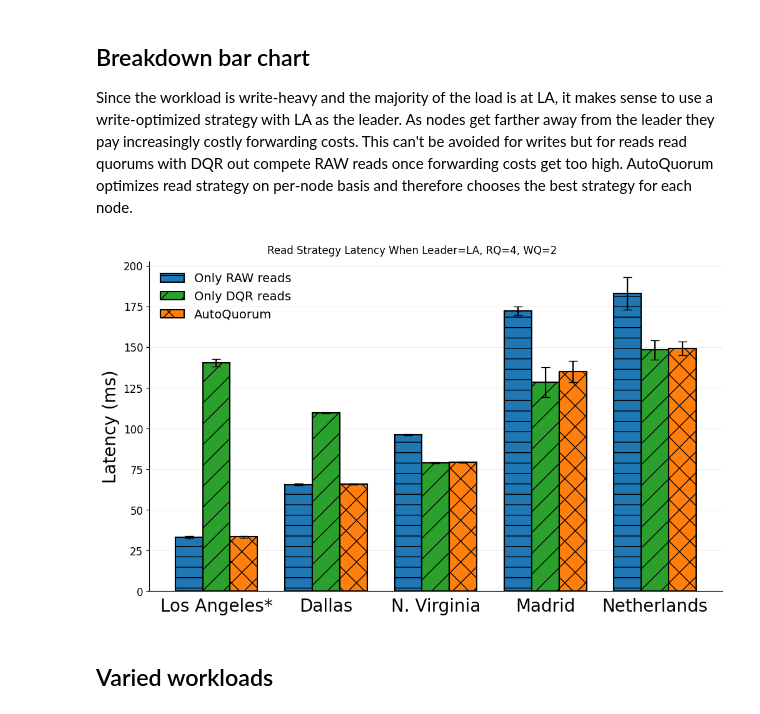
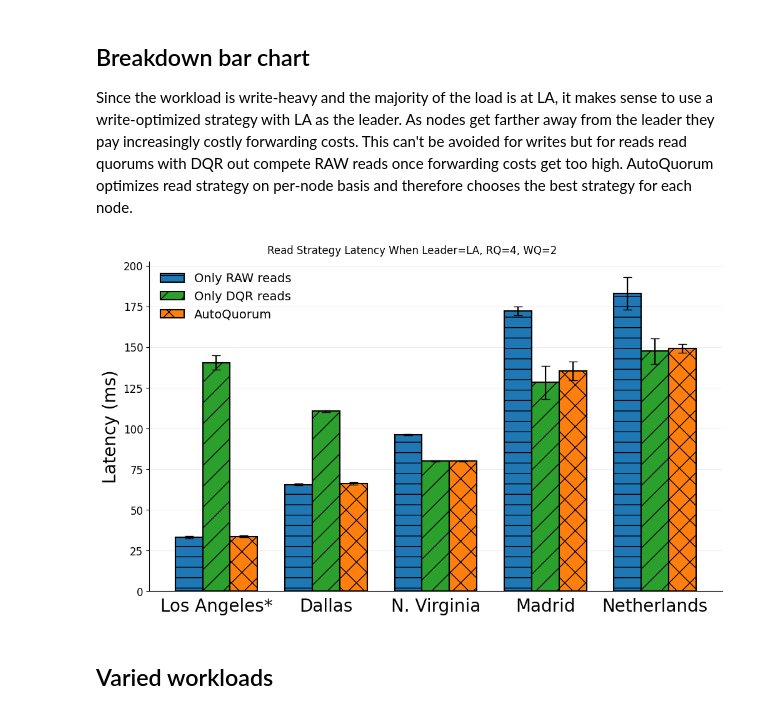
Before and after one commit to kevin-harrison/auto-quorum, a Jupyter notebook: benchmarks/graph_experiments.ipynb, the cells around one changed output. Saved outputs shown, nothing was run; the diff lists cells and outputs as text; code cells hidden in the pictures.

```diff
--- a/benchmarks/graph_experiments.ipynb
+++ b/benchmarks/graph_experiments.ipynb
@@ -94,11 +94,10 @@ overview_bar_chart()
 # %% [markdown]
 ## Breakdown bar chart
 Since the workload is write-heavy and the majority of the load is at LA, it makes sense to use a write-optimized strategy with LA as the leader. As nodes get farther away from the leader they pay increasingly costly forwarding costs. This can't be avoided for writes but for reads read quorums with DQR out compete RAW reads once forwarding costs get too high. AutoQuorum optimizes read strategy on per-node basis and therefore chooses the best strategy for each node.
-# %%
-from graphs.mixed_strats import breakdown_bar_chart
-breakdown_bar_chart()
-# %% [output]
-[figure, removed]
+# %%
+mixed_strats_breakdown_bar_chart()
+# %% [output]
+[figure, added]
 # %% [markdown]
 ## Varied workloads
 # %%
```
Also changed, not shown: parts of 16 cells of this notebook, 8 other files.
